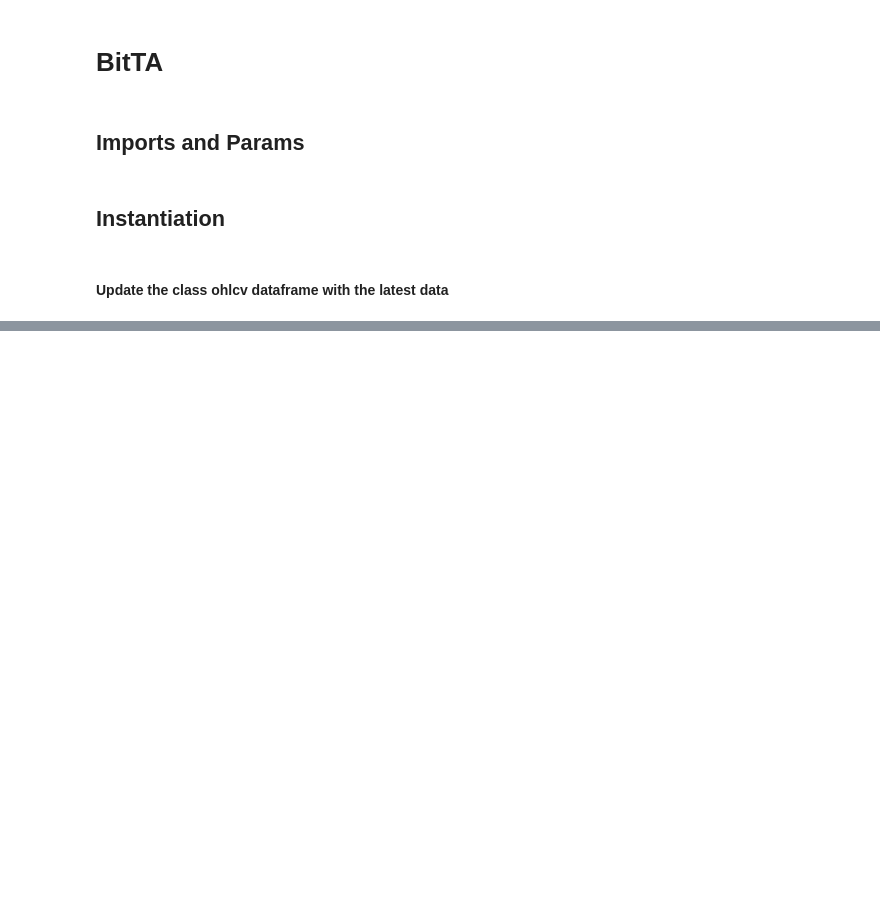
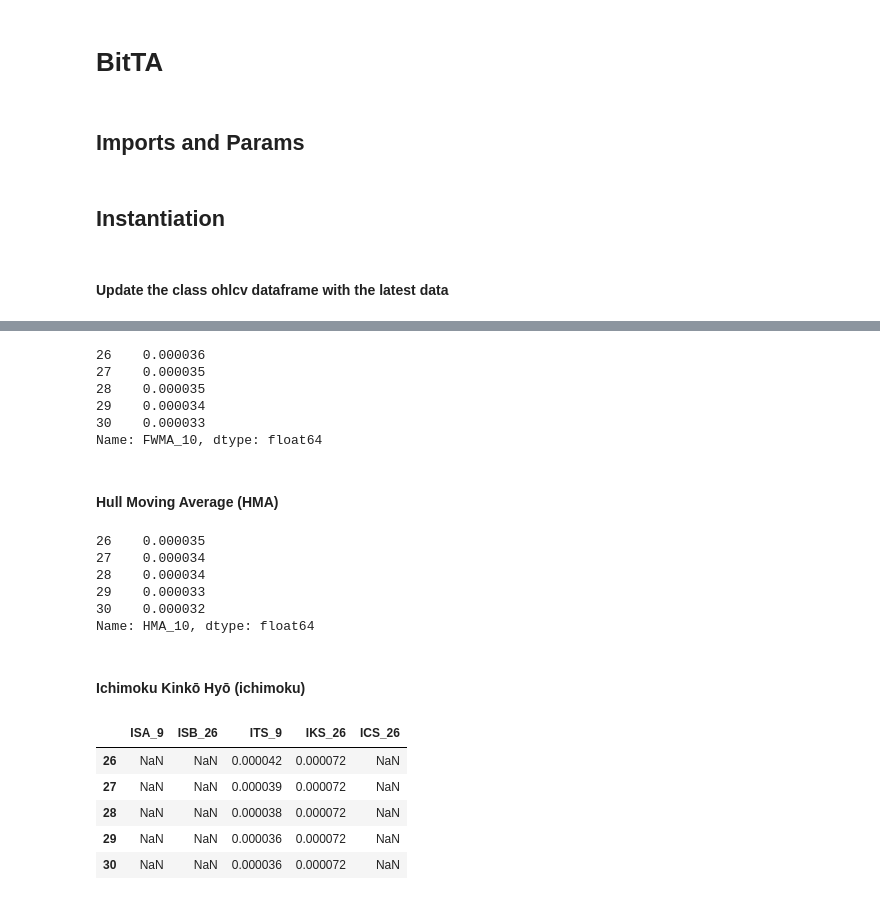
Before and after one commit to Distortedlogic/ionomy-python, a Jupyter notebook: docs/source/notebooks/bitta.ipynb, the cells around one changed output, grey strips where cells are left out. Drawn from its saved outputs; the diff is of its cells as text; code cells hidden in the pictures; blank space fills up the shorter version.

```diff
--- a/docs/source/notebooks/bitta.ipynb
+++ b/docs/source/notebooks/bitta.ipynb
@@ -184,0 +326,35 @@ class AnalysisIndicators(BasePandasObject)
+# %%
+fwma_series = bta.fwma(length=10, asc=True, offset=0)
+fwma_series.tail()
+# %% [output]
+26    0.000036
+27    0.000035
+28    0.000035
+29    0.000034
+30    0.000033
+Name: FWMA_10, dtype: float64
+# %% [markdown]
+#### Hull Moving Average (HMA)
+# %%
+hma_series = bta.hma(length=10, offset=0)
+hma_series.tail()
+# %% [output]
+26    0.000035
+27    0.000034
+28    0.000034
+29    0.000033
+30    0.000032
+Name: HMA_10, dtype: float64
+# %% [markdown]
+#### Ichimoku Kinkō Hyō (ichimoku)
+# %%
+ichimoku_pd_1, ichimoku_pd_2 = bta.ichimoku(tenkan=9, kijun=26, senkou=52, offset=0)
+# %%
+ichimoku_pd_1.tail()
+# %% [output]
+|  | ISA_9 | ISB_26 | ITS_9 | IKS_26 | ICS_26 |
+| 26 | NaN | NaN | 0.000042 | 0.000072 | NaN |
+| 27 | NaN | NaN | 0.000039 | 0.000072 | NaN |
+| 28 | NaN | NaN | 0.000038 | 0.000072 | NaN |
+| 29 | NaN | NaN | 0.000036 | 0.000072 | NaN |
+| 30 | NaN | NaN | 0.000036 | 0.000072 | NaN |
```
Also changed, not shown: parts of 182 cells of this notebook, 1 other file.
